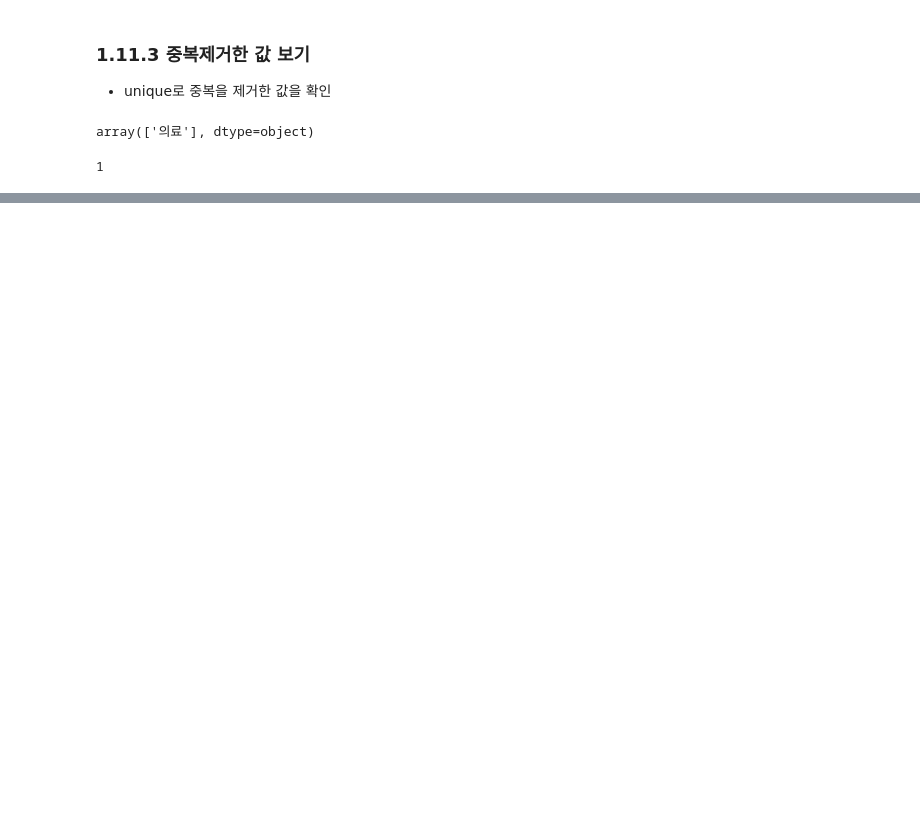
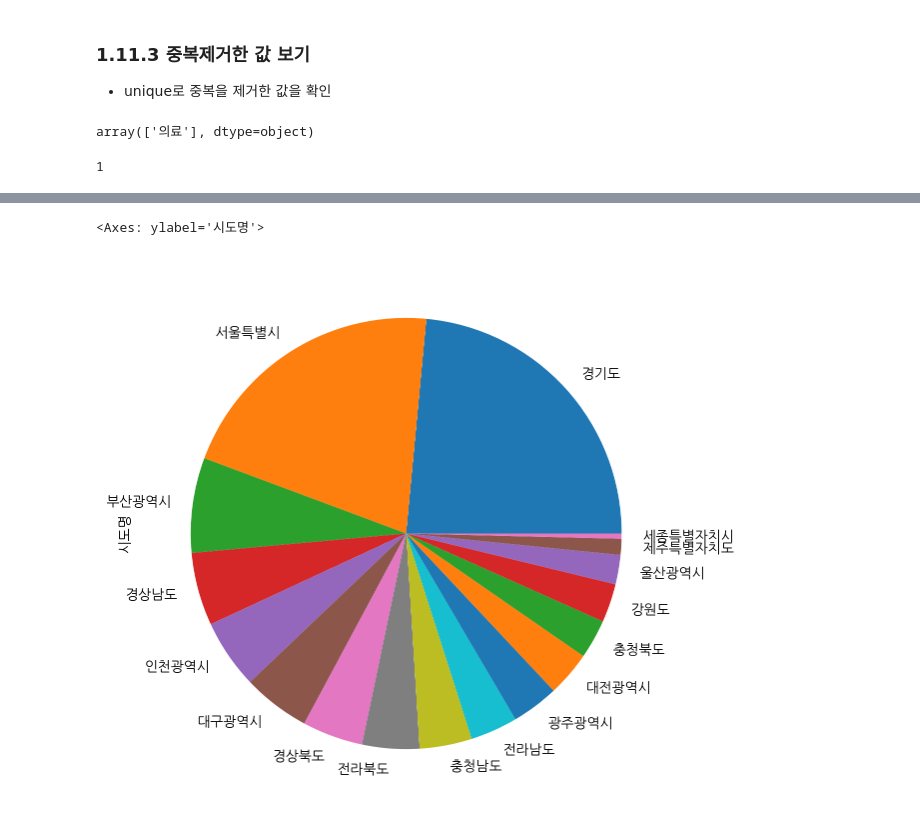
Before and after one commit to EUN-IVERSE/data_science01, a Jupyter notebook: Harim/dataS6_13.ipynb, the cells around one changed output, grey strips where cells are left out. Drawn from its saved outputs; the diff is of its cells as text; code cells hidden in the pictures; blank space fills up the shorter version.

```diff
--- a/Harim/dataS6_13.ipynb
+++ b/Harim/dataS6_13.ipynb
@@ -418,0 +480,5 @@ df["상권업종대분류명"].nunique()
+# %%
+# normalize=True 옵셕을 사용하면 비율로 구할 수 있음
+
+city_normalize = df["시도명"].value_counts(normalize=True)
+city_normalize
@@ -418,0 +511,7 @@ df["상권업종대분류명"].nunique()
+# %%
+# 판다스의 plot.pie()를 사용해서 파이그래프를 그려보기
+
+city_normalize.plot.pie(figsize=(7,7))
+# %% [output]
+<Axes: ylabel='시도명'>
+[figure, added]
```
Also changed, not shown: parts of 25 cells of this notebook.
